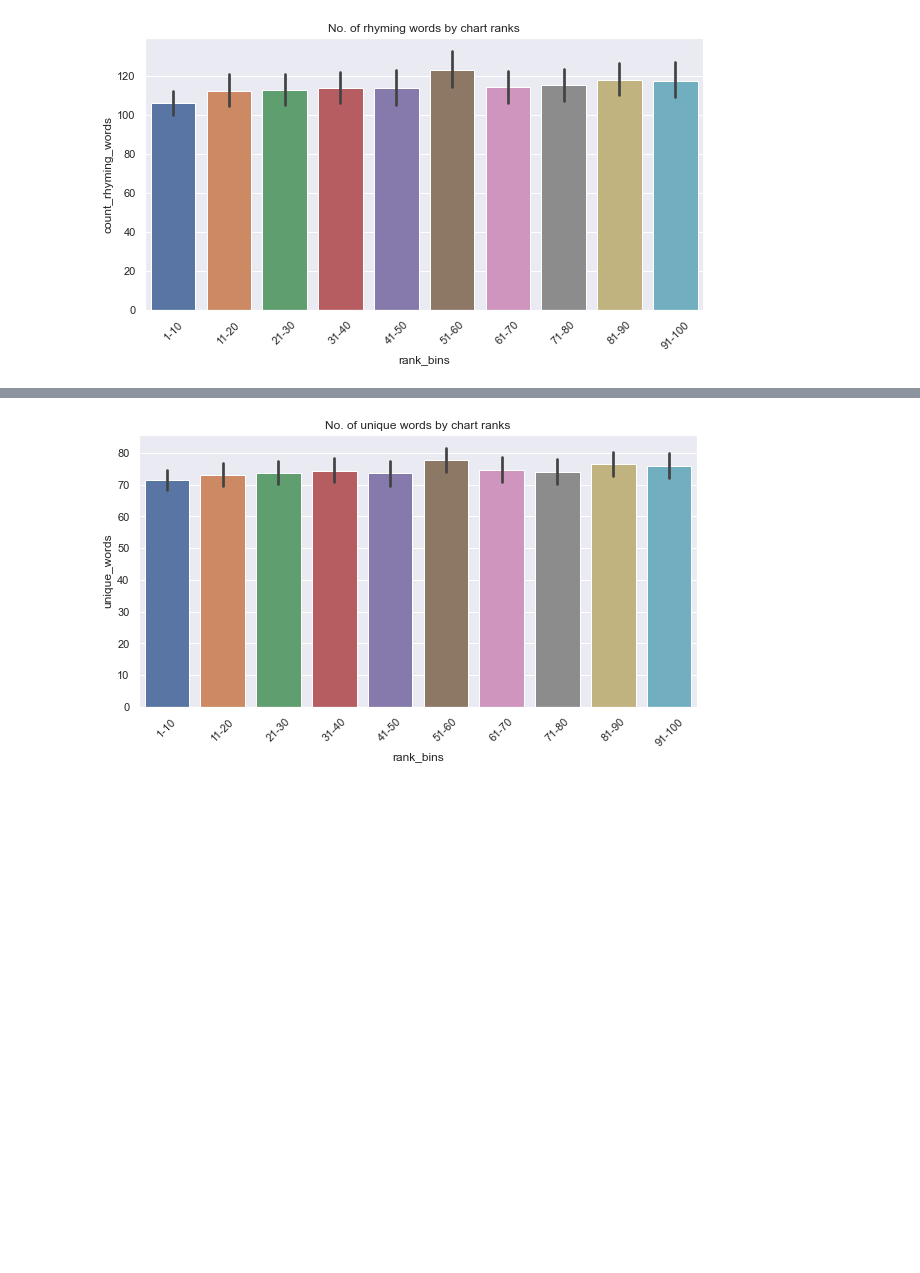
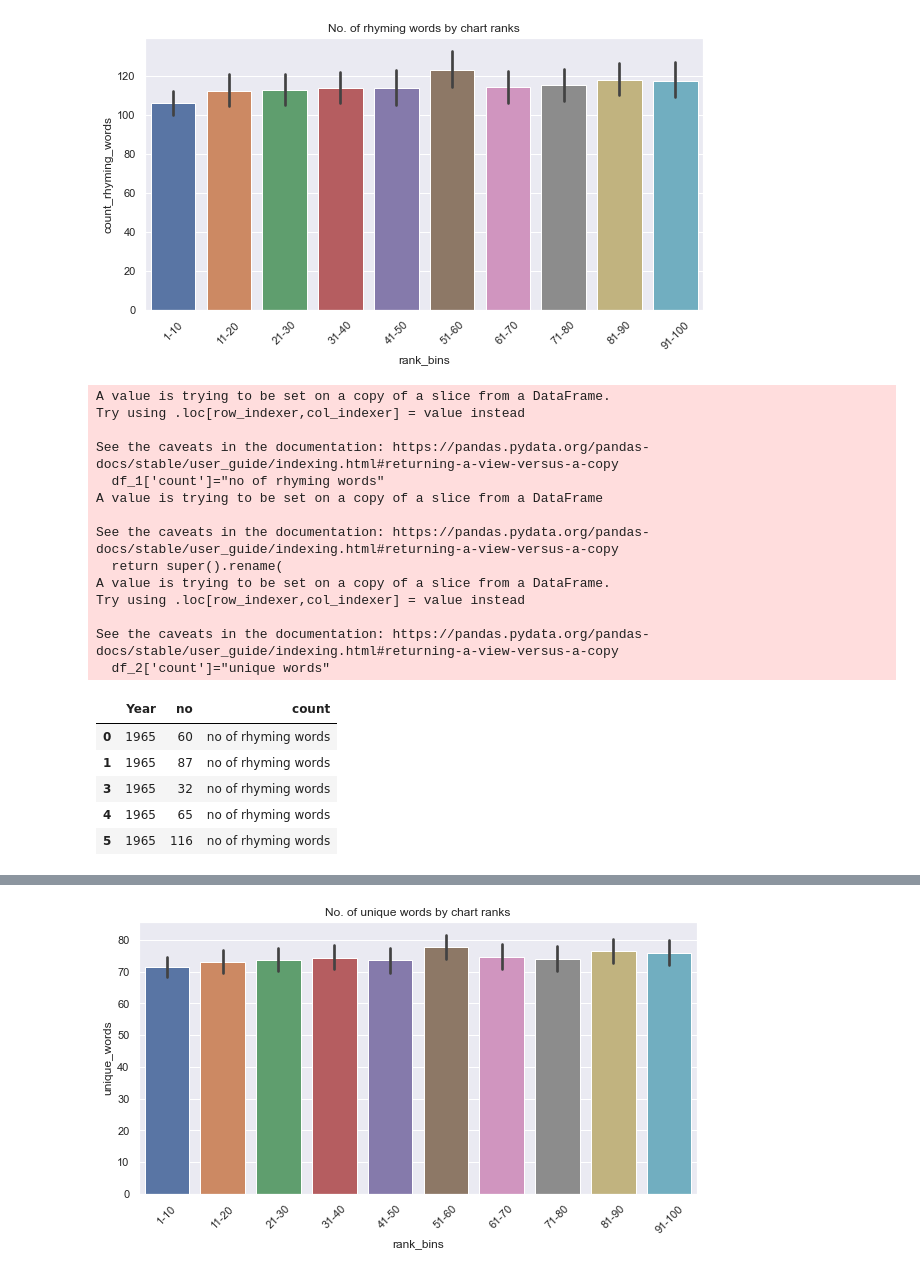
Before and after one commit to hanna-freuden/MusicLyrics, a Jupyter notebook: Data wrangling 1 - Text feature extraction.ipynb, the cells around one changed output, grey strips where cells are left out. Saved outputs shown, nothing was run; the diff lists cells and outputs as text; code cells hidden in the pictures; blank space fills up the shorter version.

```diff
--- a/Data wrangling 1 - Text feature extraction.ipynb
+++ b/Data wrangling 1 - Text feature extraction.ipynb
@@ -290 +294,32 @@ None
+# %%
+#long form
+df_1 = df_all[["Year", "count_rhyming_words"]]
+df_1['count']="no of rhyming words"
+df_1.rename(columns={"count_rhyming_words": "no"}, errors="raise", inplace=True)
+df_2=df_all[["Year", "unique_words"]]
+df_2.rename(columns={"unique_words": "no"}, errors="raise", inplace=True)
+df_2['count']="unique words"
+df_long=df_1.append(df_2)
+df_long.head()
+# %% [output]
+A value is trying to be set on a copy of a slice from a DataFrame.
+Try using .loc[row_indexer,col_indexer] = value instead
+
+See the caveats in the documentation: https://pandas.pydata.org/pandas-docs/stable/user_guide/indexing.html#returning-a-view-versus-a-copy
+  df_1['count']="no of rhyming words"
+A value is trying to be set on a copy of a slice from a DataFrame
+
+See the caveats in the documentation: https://pandas.pydata.org/pandas-docs/stable/user_guide/indexing.html#returning-a-view-versus-a-copy
+  return super().rename(
+A value is trying to be set on a copy of a slice from a DataFrame.
+Try using .loc[row_indexer,col_indexer] = value instead
+
+See the caveats in the documentation: https://pandas.pydata.org/pandas-docs/stable/user_guide/indexing.html#returning-a-view-versus-a-copy
+  df_2['count']="unique words"
+|  | Year | no | count |
+| 0 | 1965 | 60 | no of rhyming words |
+| 1 | 1965 | 87 | no of rhyming words |
+| 3 | 1965 | 32 | no of rhyming words |
+| 4 | 1965 | 65 | no of rhyming words |
+| 5 | 1965 | 116 | no of rhyming words |
 # %%
```
Also changed, not shown: parts of 5 cells of this notebook, 3 other files.
